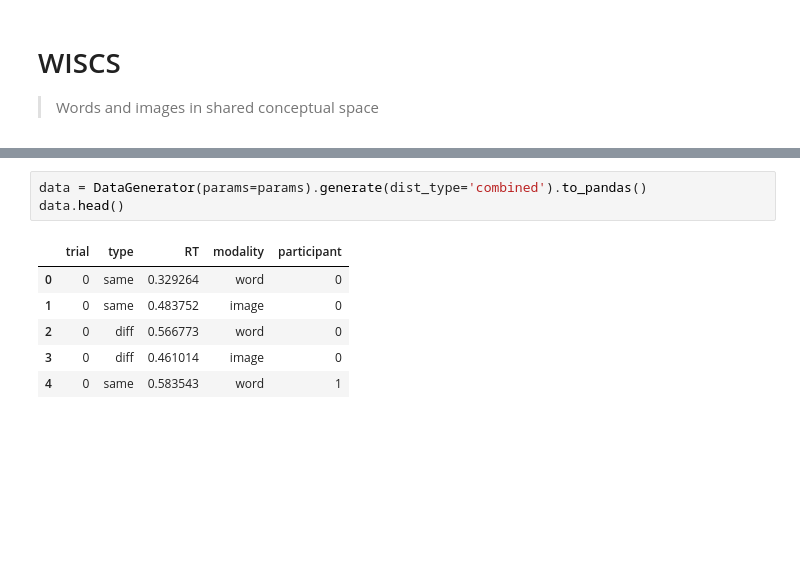
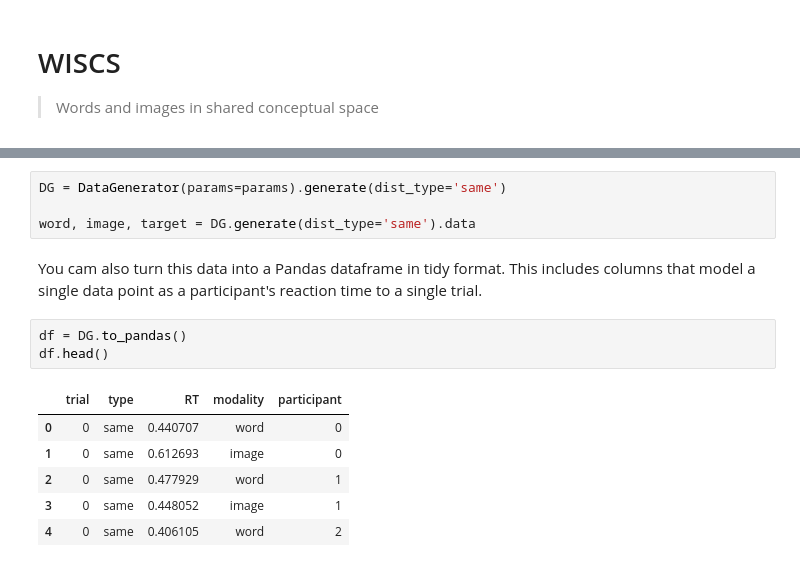
Before and after one commit to w-decker/wiscs-simulation, a Jupyter notebook: wiscs-simulations.ipynb, the cells around one changed output, grey strips where cells are left out. Cells and saved outputs as stored; diff of their text form; blank space fills up the shorter version.

```diff
--- a/wiscs-simulations.ipynb
+++ b/wiscs-simulations.ipynb
@@ -38,10 +55,16 @@ Parameters set successfully
 # %%
-data = DataGenerator(params=params).generate(dist_type='combined').to_pandas()
-data.head()
+DG = DataGenerator(params=params).generate(dist_type='same')
+
+word, image, target = DG.generate(dist_type='same').data
-# %% [output]
-|  | trial | type | RT | modality | participant |
-| 0 | 0 | same | 0.329264 | word | 0 |
-| 1 | 0 | same | 0.483752 | image | 0 |
-| 2 | 0 | diff | 0.566773 | word | 0 |
-| 3 | 0 | diff | 0.461014 | image | 0 |
-| 4 | 0 | same | 0.583543 | word | 1 |
+# %% [markdown]
+You cam also turn this data into a Pandas dataframe in tidy format. This includes columns that model a single data point as a participant's reaction time to a single trial.
+# %%
+df = DG.to_pandas()
+df.head()
+# %% [output]
+|  | trial | type | RT | modality | participant |
+| 0 | 0 | same | 0.440707 | word | 0 |
+| 1 | 0 | same | 0.612693 | image | 0 |
+| 2 | 0 | same | 0.477929 | word | 1 |
+| 3 | 0 | same | 0.448052 | image | 1 |
+| 4 | 0 | same | 0.406105 | word | 2 |
```
Also changed, not shown: parts of 15 cells of this notebook, 3 other files.
